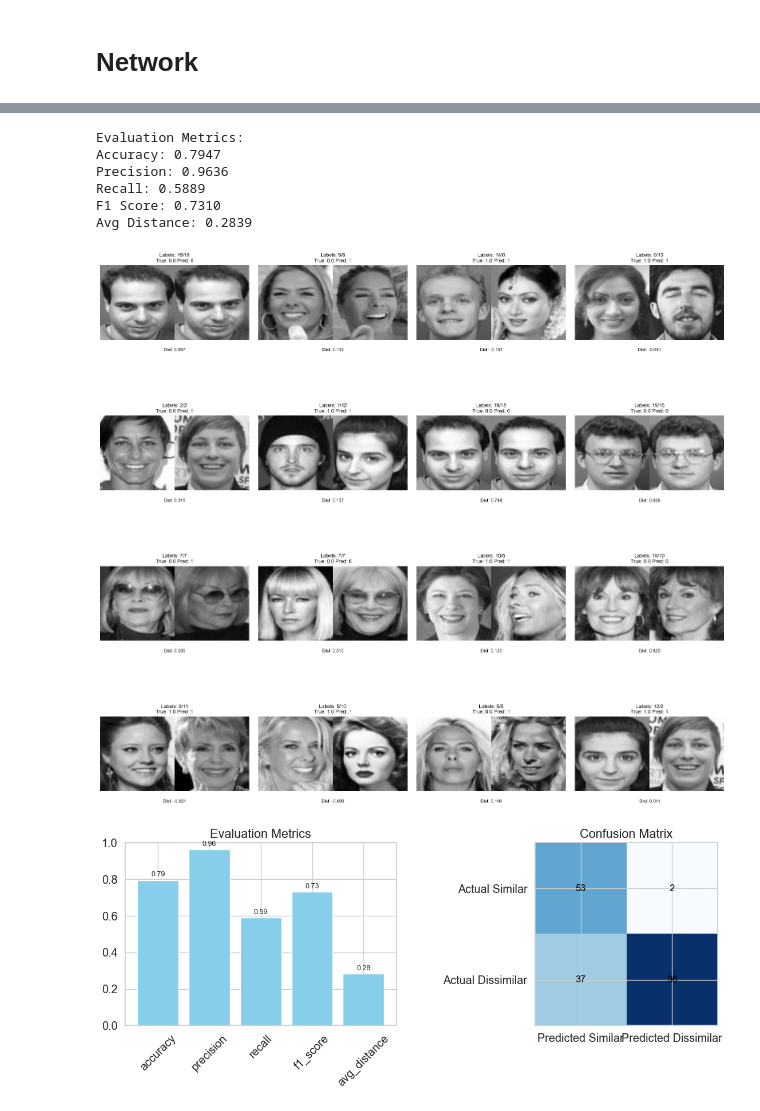
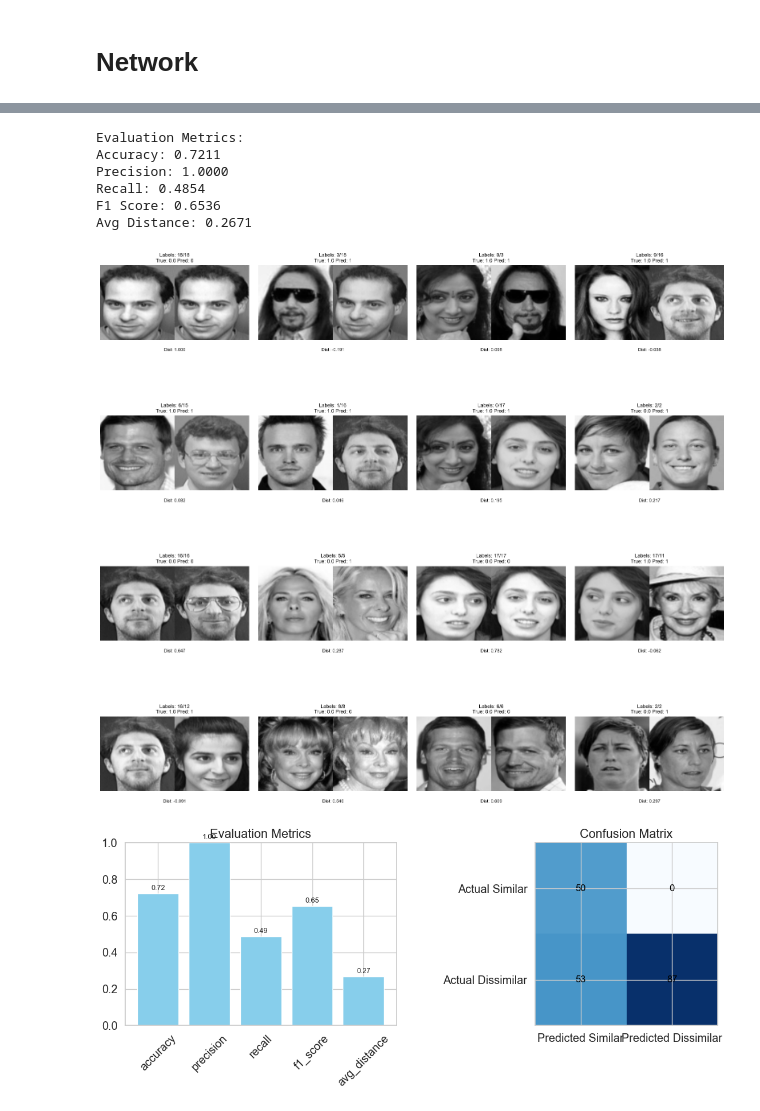
Before and after one commit to armanniaruhi/RAML, a Jupyter notebook: ms_evaluate.ipynb, the cells around one changed output, grey strips where cells are left out. Drawn from its saved outputs; the diff is of its cells as text; code cells hidden in the pictures.

Commit message:
statistic for ms model

```diff
--- a/ms_evaluate.ipynb
+++ b/ms_evaluate.ipynb
@@ -114,5 +114,5 @@ class SiameseNetwork(nn.Module):
 # %%
 # Initialize model and load weights
 net = SiameseNetwork().to(DEVICE)
-net.load_state_dict(torch.load("models_ms2/best_model_fold_0.pt", map_location=DEVICE))
+net.load_state_dict(torch.load("models_ms2/best_model_overall.pt", map_location=DEVICE))
 # %% [output]
@@ -361,11 +361,9 @@ def evaluate_siamese_model(model, dataloader, distance_threshold=0.5):
 
             # Get embeddings and distances
             emb1, emb2 = model(img1, img2)
-            euclidean_dist = F.cosine_similarity(emb1, emb2)
 
             # Convert to numpy
-            euclidean_dist = euclidean_dist.cpu().numpy()
-            #euclidean_dist = F.cosine_similarity(emb1, emb2).cpu().numpy()
+            euclidean_dist = F.cosine_similarity(emb1, emb2).cpu().numpy()
             labels = label.cpu().numpy()
 
             # Update metrics
@@ -454,37 +452,37 @@ def plot_samples_with_metrics(test_loader, model, n_samples=8, n_cols=4, distanc
 
             ax.set_title(f"Labels: {lbl1}/{lbl2}\nTrue: {true_label} Pred: {pred}",
                         fontsize=9, color="black")
 
             # Distance info
             #dist_color = "green" if euclid <= distance_threshold else "red"
             ax.text(0.5, -0.15, f"Dist: {euclid:.3f}",
                    transform=ax.transAxes, ha='center', fontsize=8, color="black")
         else:
             ax.axis('off')
 
     plt.tight_layout()
     plt.show()
 
 # Example usage
 if __name__ == "__main__":
     # Calculate metrics
     metrics = evaluate_siamese_model(net, test_dataloader)
     print("\nEvaluation Metrics:")
     print(f"Accuracy: {metrics['accuracy']:.4f}")
     print(f"Precision: {metrics['precision']:.4f}")
     print(f"Recall: {metrics['recall']:.4f}")
     print(f"F1 Score: {metrics['f1_score']:.4f}")
     print(f"Avg Distance: {metrics['avg_distance']:.4f}")
 
     # Visualize samples
     plot_samples_with_metrics(test_dataloader, net, n_samples= 16, distance_threshold=0.5)
     plot_evaluation_metrics(metrics)
 # %% [output]
 Evaluation Metrics:
-Accuracy: 0.7947
-Precision: 0.9636
-Recall: 0.5889
-F1 Score: 0.7310
-Avg Distance: 0.2839
+Accuracy: 0.7211
+Precision: 1.0000
+Recall: 0.4854
+F1 Score: 0.6536
+Avg Distance: 0.2671
-[figure, old version]
+[figure, new version]
-[figure, old version]
+[figure, new version]
```
Also changed, not shown: parts of 12 cells of this notebook.
